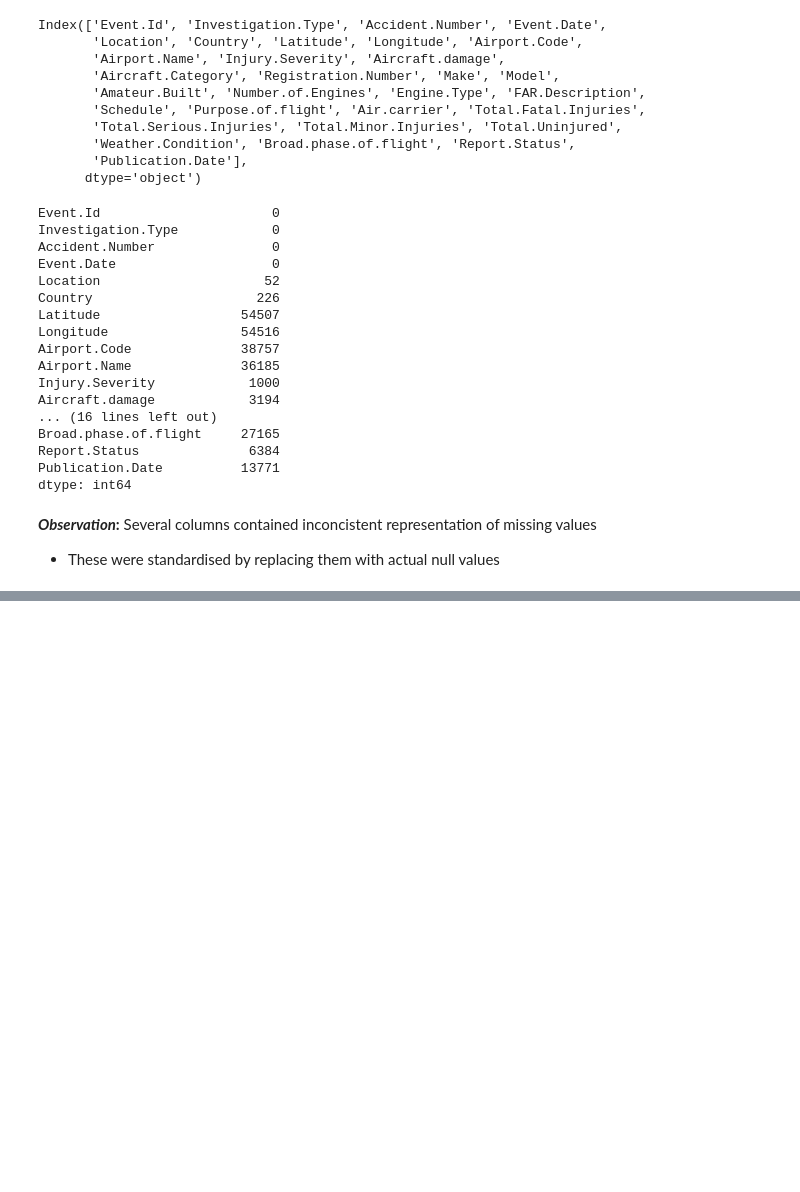
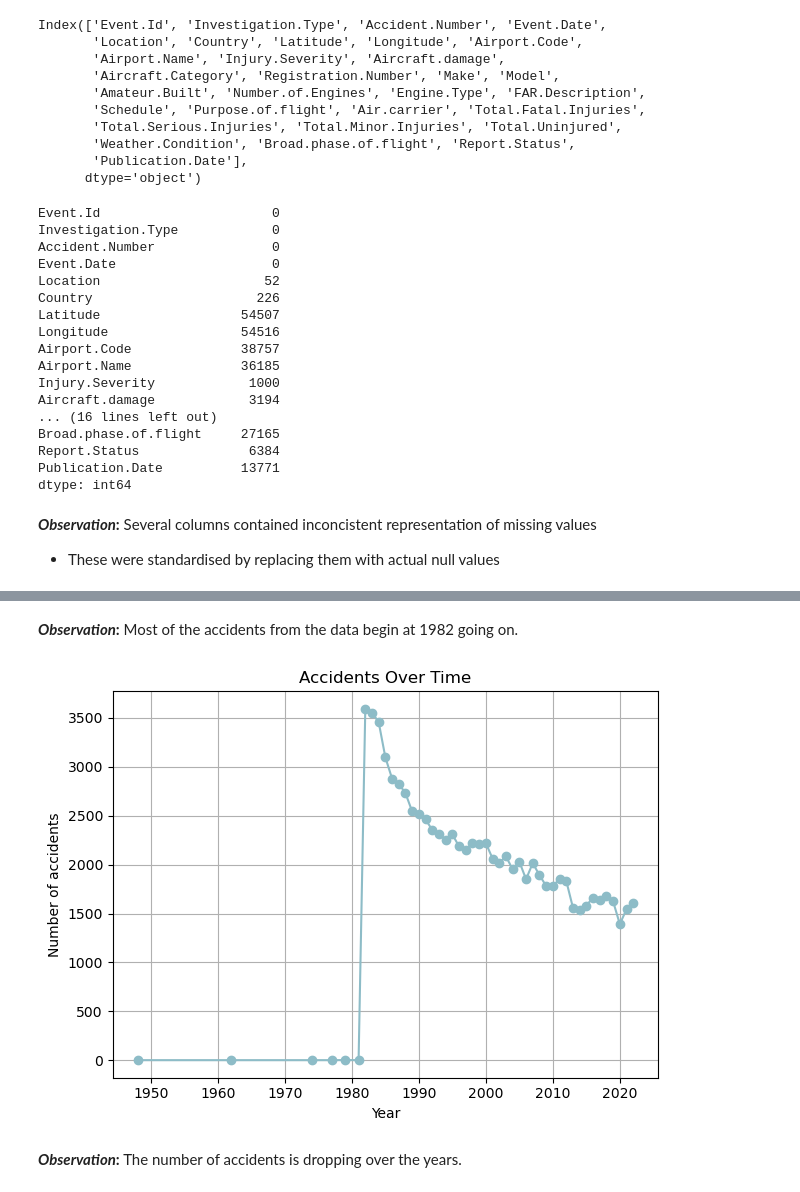
Before and after one commit to Peris-Kigo/aviation-accidents-project, a Jupyter notebook: student.ipynb, the cells around one changed output, grey strips where cells are left out. Drawn from its saved outputs; the diff is of its cells as text; code cells hidden in the pictures; blank space fills up the shorter version.

```diff
--- a/student.ipynb
+++ b/student.ipynb
@@ -239,0 +272,5 @@ __*Observation*:__ The data had different entries of the Models with different f
+# %%
+df1['Event.Date'] = pd.to_datetime(df1['Event.Date'], errors='coerce')
+df1['year'] = df1['Event.Date'].dt.year
+accidents_per_year = df1['year'].value_counts().sort_index()
+accidents_per_year.head(20).reset_index()
@@ -239,0 +295,14 @@ __*Observation*:__ The data had different entries of the Models with different f
+# %% [markdown]
+__*Observation*:__ Most of the accidents from the data begin at 1982 going on.
+# %%
+accidents_per_year.plot(kind='line', marker='o', title='Accidents Over Time', color='#8DBCC7')
+plt.xlabel('Year')
+plt.ylabel('Number of accidents')
+plt.grid(True)
+plt.tight_layout()
+plt.savefig('images/Accidents_Over_Time.png', dpi=300, bbox_inches='tight')
+plt.show()
+# %% [output]
+[figure, added]
+# %% [markdown]
+__*Observation*:__ The number of accidents is dropping over the years.
```
Also changed, not shown: parts of 30 cells of this notebook, 7 other files.
